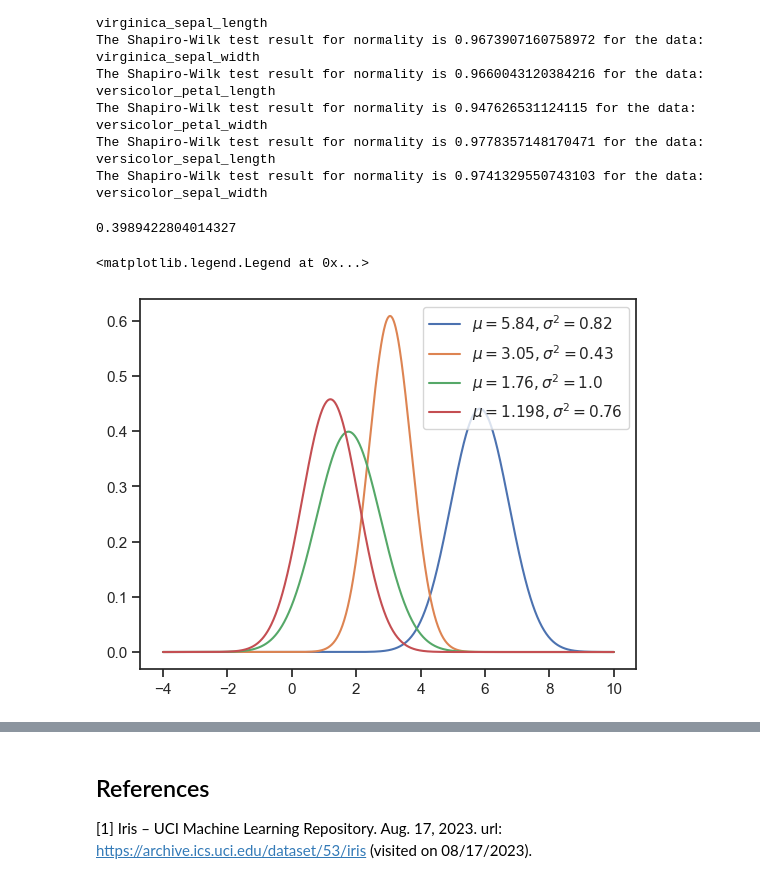
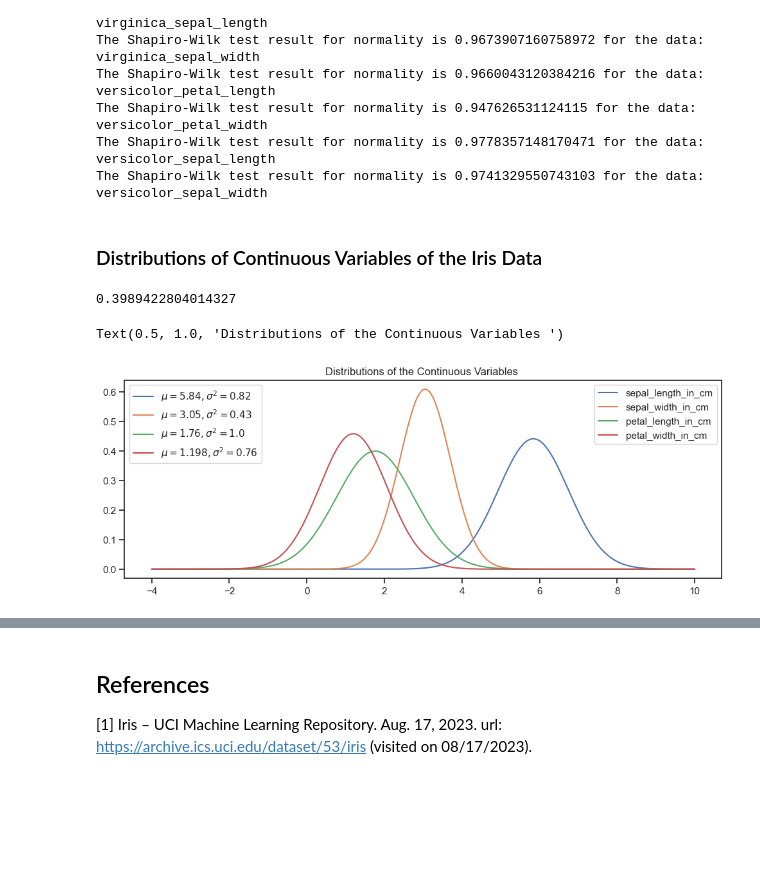
Before and after one commit to emma2d/Fundamentals_of_DA, a Jupyter notebook: project.ipynb, the cells around one changed output, grey strips where cells are left out. Drawn from its saved outputs; the diff is of its cells as text; code cells hidden in the pictures; blank space fills up the shorter version.

Commit message:
updated README, added plot descriptions and code comments

```diff
--- a/project.ipynb
+++ b/project.ipynb
@@ -264,6 +313,8 @@ The Shapiro-Wilk test result for normality is 0.9660043120384216 for the data: v
 The Shapiro-Wilk test result for normality is 0.947626531124115 for the data: versicolor_petal_width
 The Shapiro-Wilk test result for normality is 0.9778357148170471 for the data: versicolor_sepal_length
 The Shapiro-Wilk test result for normality is 0.9741329550743103 for the data: versicolor_sepal_width
+# %% [markdown]
+### Distributions of Continuous Variables of the Iris Data
 # %%
 def normal_pdf(x, mu=0.0, sigma=1.0):
   # Answer: A*B.
@@ -276,18 +327,34 @@ normal_pdf(0.0)
 0.3989422804014327
 # %%
 # Create a blank plot.
-fig, ax = plt.subplots()
+fig, ax = plt.subplots(figsize=(12, 4))
 
 # Range of x values.
 x = np.linspace(-4.0, 10.0, 1001)
 
+# Store the line objects for the second legend
+lines = []
+
 # Plot various values for pdf.
 for mu, sigma2 in [[5.84, 0.82], [3.05, 0.43], [1.76, 1.0], [1.198, 0.76]]:
   y = normal_pdf(x, mu=mu, sigma=np.sqrt(sigma2))
-  ax.plot(x, y, label=f'$\mu = {mu}, \sigma^2 = {sigma2}$')
+  line, = ax.plot(x, y, label=f'$\mu = {mu}, \sigma^2 = {sigma2}$')
+  lines.append(line)
 
-# Add a legend.
-ax.legend()
+  # Add the first legend.
+first_legend = ax.legend(loc='upper left')
+ax.add_artist(first_legend)
+
+# Create a list of handles and labels for the second legend.
+second_legend_labels = ['sepal_length_in_cm',	'sepal_width_in_cm', 'petal_length_in_cm', 'petal_width_in_cm']
+second_legend_handles = lines
+
+# Add the second legend.
+ax.legend(second_legend_handles, second_legend_labels, loc='upper right')
+
+
+#Add title.
+plt.title("Distributions of the Continuous Variables ")
 # %% [output]
-<matplotlib.legend.Legend at 0x...>
+Text(0.5, 1.0, 'Distributions of the Continuous Variables ')
-[figure, old version]
+[figure, new version]
```
Also changed, not shown: parts of 32 cells of this notebook, 1 other file.
